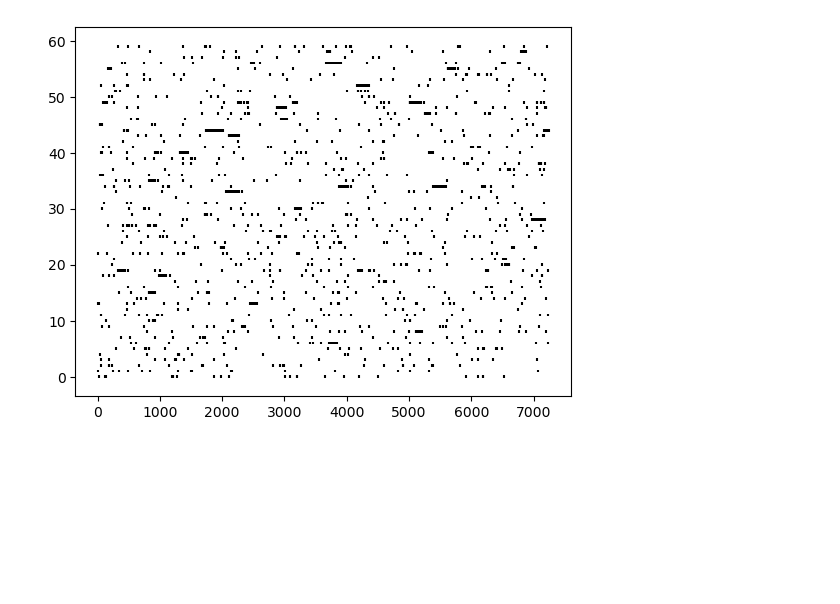
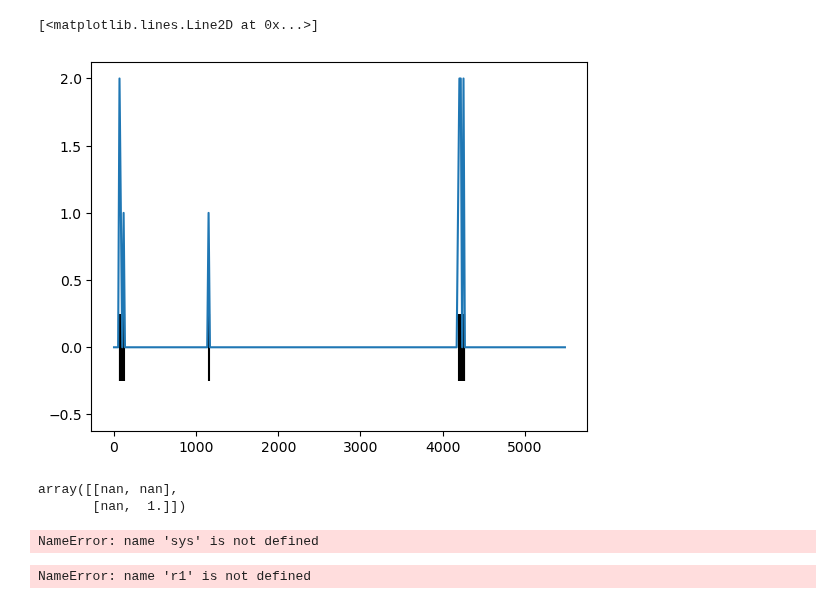
Before and after one commit to DRezeanu/retinanalysis, a Jupyter notebook: nbs/query_test.ipynb, the cells around one changed output. Drawn from its saved outputs; the diff is of its cells as text; code cells hidden in the pictures; blank space fills up the shorter version.

```diff
--- a/nbs/query_test.ipynb
+++ b/nbs/query_test.ipynb
@@ -13,4 +90,4 @@ pd.__version__
 # %%
-df = ra.get_datasets_from_protocol_names('dsos')
+df = ra.get_datasets_from_protocol_names('matfiles')
 df.tail()
 # %% [output]
@@ -27,9 +108,9 @@ Found 56 experiments, 80 epoch blocks.
 # %%
-idxs = [78]
+idxs = [0]
 s1 = ra.StimBlock(df.at[idxs[0], 'exp_name'], df.at[idxs[0], 'datafile_name'])
-r1 = ra.ResponseBlock(df.at[idxs[0], 'exp_name'], df.at[idxs[0], 'datafile_name'])
+r1 = response.ResponseBlock(df.at[idxs[0], 'exp_name'], df.at[idxs[0], 'datafile_name'])
 ac1 = ra.AnalysisChunk(df.at[idxs[0], 'exp_name'], s1.nearest_noise_chunk)
 
-pp = ra.MEAPipeline(s1, r1, ac1)
-qc1 = ra.qc.MEAQC(pp.response_block, ac1, pp.match_dict)
+# pp = ra.MEAPipeline(s1, r1, ac1)
+# qc1 = ra.qc.MEAQC(pp.response_block, ac1, pp.match_dict)
 # %% [output]
@@ -61,8 +158,31 @@ qc1.df_qc
 # %%
 import matplotlib.pyplot as plt
 cell_idx = 12
-sts = r1.df_spike_times.iloc[cell_idx,0]
-for i in range(r1.n_epochs):
-    plt.eventplot(sts[i], lineoffsets=i, linelengths=0.5, colors='black')
+cell_id = r1.df_spike_times.index[cell_idx]
+sts = r1.df_spike_times.loc[cell_id, 'spike_times']
+# for i in range(r1.n_epochs):
+    # plt.eventplot(sts[i], lineoffsets=i, linelengths=0.5, colors='black')
+i = 0
+plt.eventplot(sts[i], lineoffsets=i, linelengths=0.5, colors='black')
+plt.plot(r1.binned_time, r1.binned_spikes[cell_idx, i])
 # %% [output]
+[<matplotlib.lines.Line2D at 0x...>]
-[figure, old version]
+[figure, new version]
+# %%
+np.corrcoef([np.nan, 1, 4], [0, 3, 6])
+# %% [output]
+array([[nan, nan],
+       [nan,  1.]])
+# %%
+sys.path.append('/Users/riekelabbackup/Desktop/Vyom/RetinAnalysis/src/retinanalysis/')
+import ei_utils as eiu
+import importlib
+importlib.reload(eiu)
+# %% [output]
+NameError: name 'sys' is not defined
+# %%
+cell_idx = 1
+cell_id = r1.df_spike_times.index[cell_idx]
+eiu.plot_ei_map(cell_id, r1.vcd)
+# %% [output]
+NameError: name 'r1' is not defined
```
Also changed, not shown: parts of 13 cells of this notebook.
